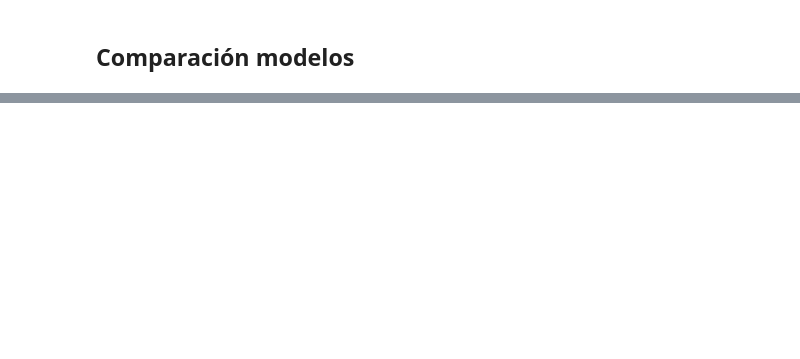
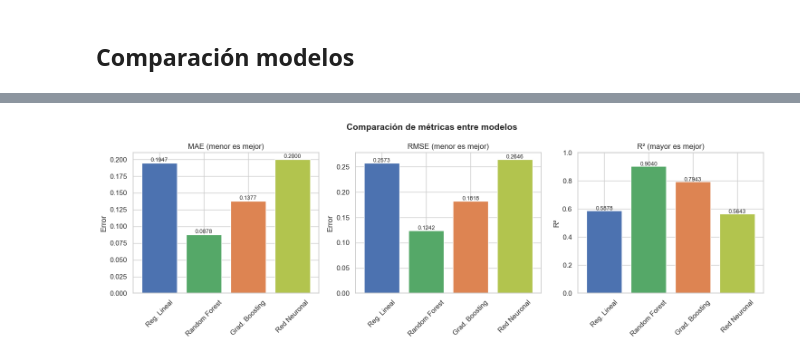
Before and after one commit to Edwar-Forero/AvocadoPricesDataset, a Jupyter notebook: notebook/proyecto2.ipynb, the cells around one changed output, grey strips where cells are left out. Saved outputs shown, nothing was run; the diff lists cells and outputs as text; code cells hidden in the pictures; blank space fills up the shorter version.

```diff
--- a/notebook/proyecto2.ipynb
+++ b/notebook/proyecto2.ipynb
@@ -597,0 +603,36 @@ Comparación de modelos:
+# %%
+fig, axes = plt.subplots(1, 3, figsize=(15, 5))
+fig.suptitle("Comparación de métricas entre modelos", fontsize=14, fontweight="bold")
+
+modelos = ["Reg. Lineal", "Random Forest", "Grad. Boosting", "Red Neuronal"]
+colores = ["#4C72B0", "#55A868", "#DD8452", "#B2C44E"]
+
+# MAE
+axes[0].bar(modelos, [mae_lr, mae_rf, mae_gb, mae_mlp], color=colores)
+axes[0].set_title("MAE (menor es mejor)")
+axes[0].set_ylabel("Error")
+axes[0].tick_params(axis='x', rotation=45)
+for i, v in enumerate([mae_lr, mae_rf, mae_gb, mae_mlp]):
+    axes[0].text(i, v + 0.002, f"{v:.4f}", ha="center", fontsize=9)
+
+# RMSE
+axes[1].bar(modelos, [rmse_lr, rmse_rf, rmse_gb, rmse_mlp], color=colores)
+axes[1].set_title("RMSE (menor es mejor)")
+axes[1].set_ylabel("Error")
+axes[1].tick_params(axis='x', rotation=45)
+for i, v in enumerate([rmse_lr, rmse_rf, rmse_gb, rmse_mlp]):
+    axes[1].text(i, v + 0.002, f"{v:.4f}", ha="center", fontsize=9)
+
+# R2
+axes[2].bar(modelos, [r2_lr, r2_rf, r2_gb, r2_mlp], color=colores)
+axes[2].set_title("R² (mayor es mejor)")
+axes[2].set_ylabel("R²")
+axes[2].set_ylim(0, 1)
+axes[2].tick_params(axis='x', rotation=45)
+for i, v in enumerate([r2_lr, r2_rf, r2_gb, r2_mlp]):
+    axes[2].text(i, v + 0.005, f"{v:.4f}", ha="center", fontsize=9)
+
+plt.tight_layout()
+plt.show()
+# %% [output]
+[figure, added]
```
Also changed, not shown: parts of 20 cells of this notebook, 2 other files.
